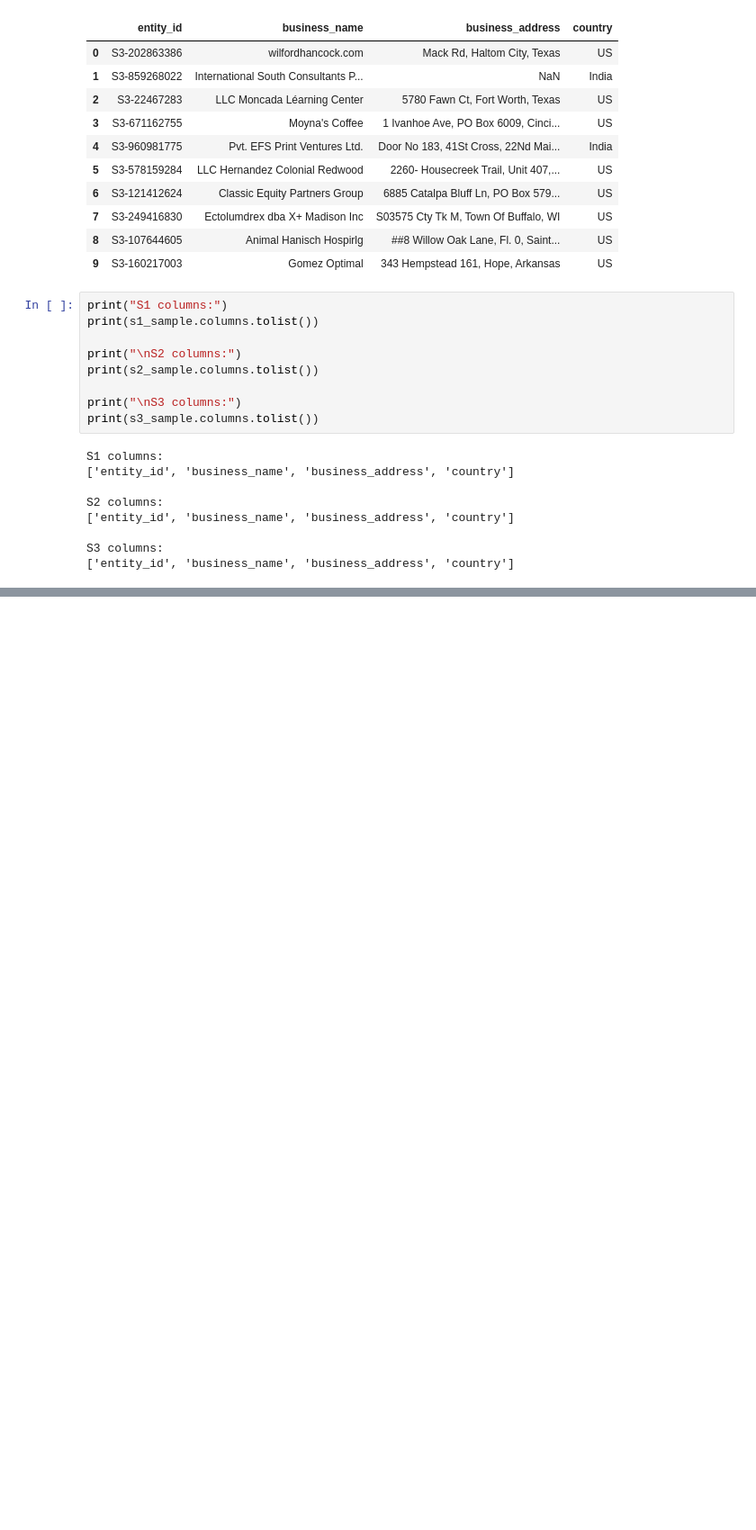
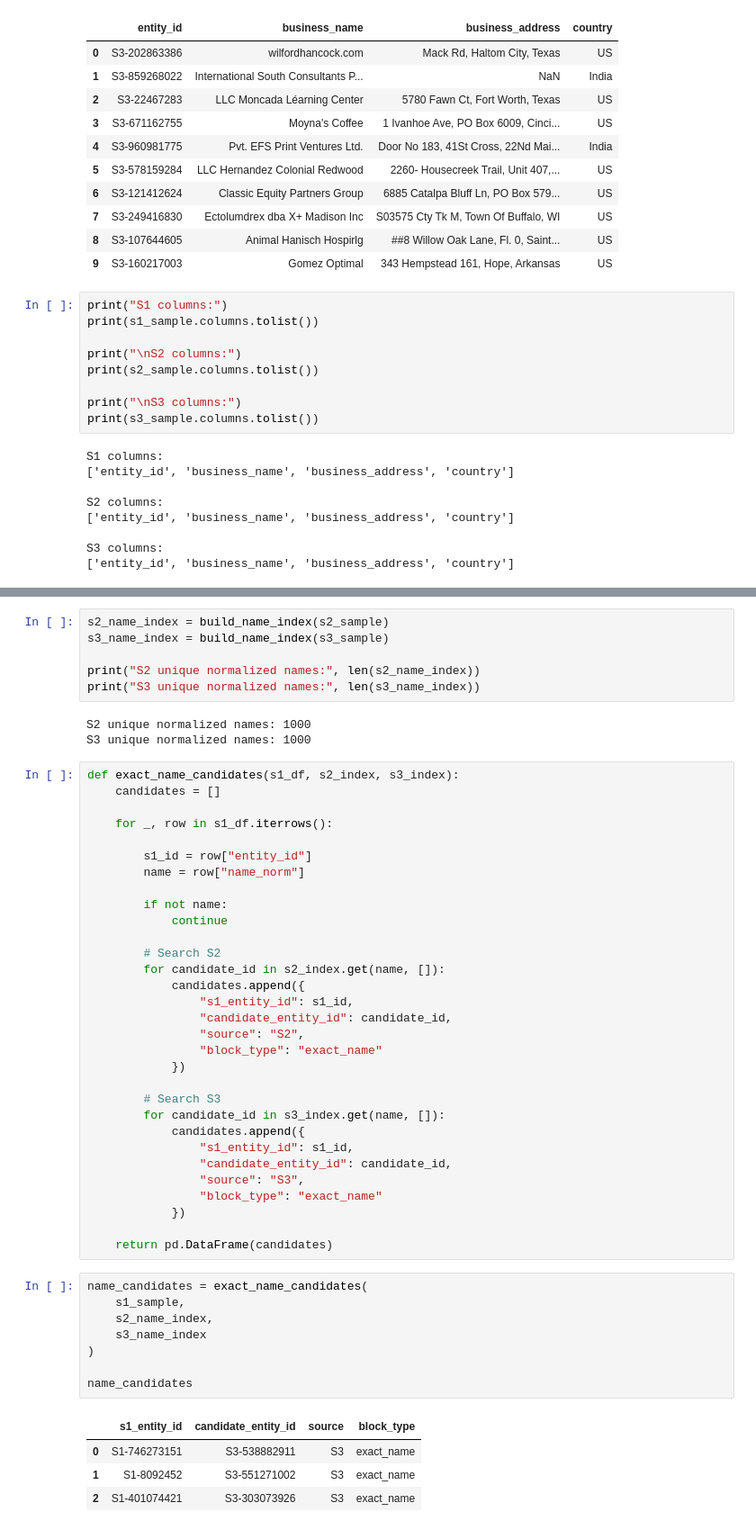
Before and after one commit to Akshu121796/amazon-ml-challenge-2026, a Jupyter notebook: notebooks/blocking.ipynb, the cells around one changed output, grey strips where cells are left out. Shown at 90% size. Saved outputs shown, nothing was run; the diff lists cells and outputs as text; blank space fills up the shorter version.

```diff
--- a/notebooks/blocking.ipynb
+++ b/notebooks/blocking.ipynb
@@ -111,0 +232,53 @@ Name: 0, dtype: str
+# %%
+s2_name_index = build_name_index(s2_sample)
+s3_name_index = build_name_index(s3_sample)
+
+print("S2 unique normalized names:", len(s2_name_index))
+print("S3 unique normalized names:", len(s3_name_index))
+# %% [output]
+S2 unique normalized names: 1000
+S3 unique normalized names: 1000
+# %%
+def exact_name_candidates(s1_df, s2_index, s3_index):
+    candidates = []
+
+    for _, row in s1_df.iterrows():
+
+        s1_id = row["entity_id"]
+        name = row["name_norm"]
+
+        if not name:
+            continue
+
+        # Search S2
+        for candidate_id in s2_index.get(name, []):
+            candidates.append({
+                "s1_entity_id": s1_id,
+                "candidate_entity_id": candidate_id,
+                "source": "S2",
+                "block_type": "exact_name"
+            })
+
+        # Search S3
+        for candidate_id in s3_index.get(name, []):
+            candidates.append({
+                "s1_entity_id": s1_id,
+                "candidate_entity_id": candidate_id,
+                "source": "S3",
+                "block_type": "exact_name"
+            })
+
+    return pd.DataFrame(candidates)
+# %%
+name_candidates = exact_name_candidates(
+    s1_sample,
+    s2_name_index,
+    s3_name_index
+)
+
+name_candidates
+# %% [output]
+|  | s1_entity_id | candidate_entity_id | source | block_type |
+| 0 | S1-746273151 | S3-538882911 | S3 | exact_name |
+| 1 | S1-8092452 | S3-551271002 | S3 | exact_name |
+| 2 | S1-401074421 | S3-303073926 | S3 | exact_name |
```
Also changed, not shown: parts of 70 cells of this notebook, 1 other file.
